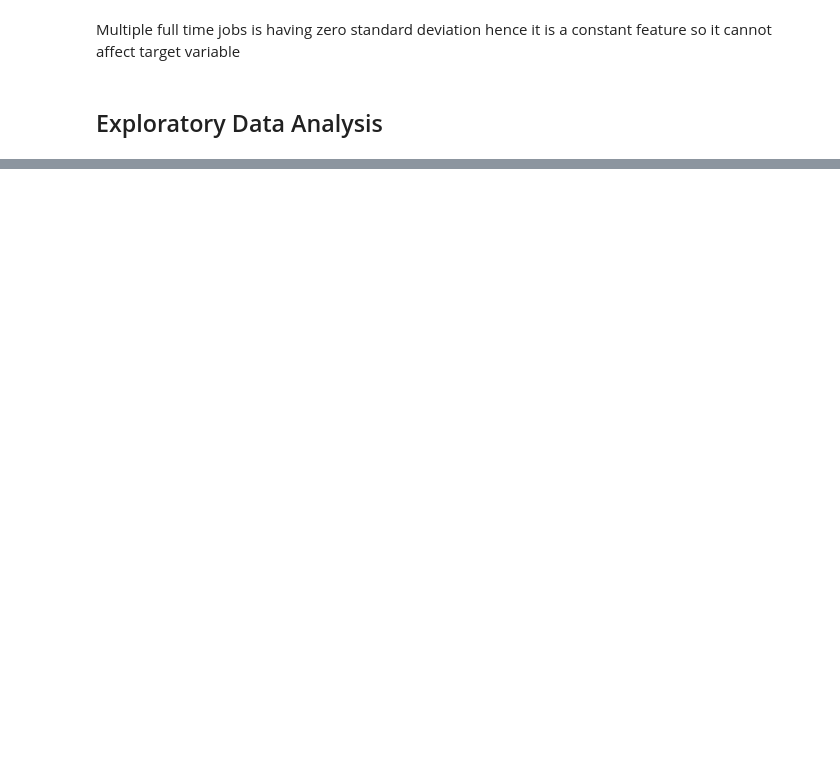
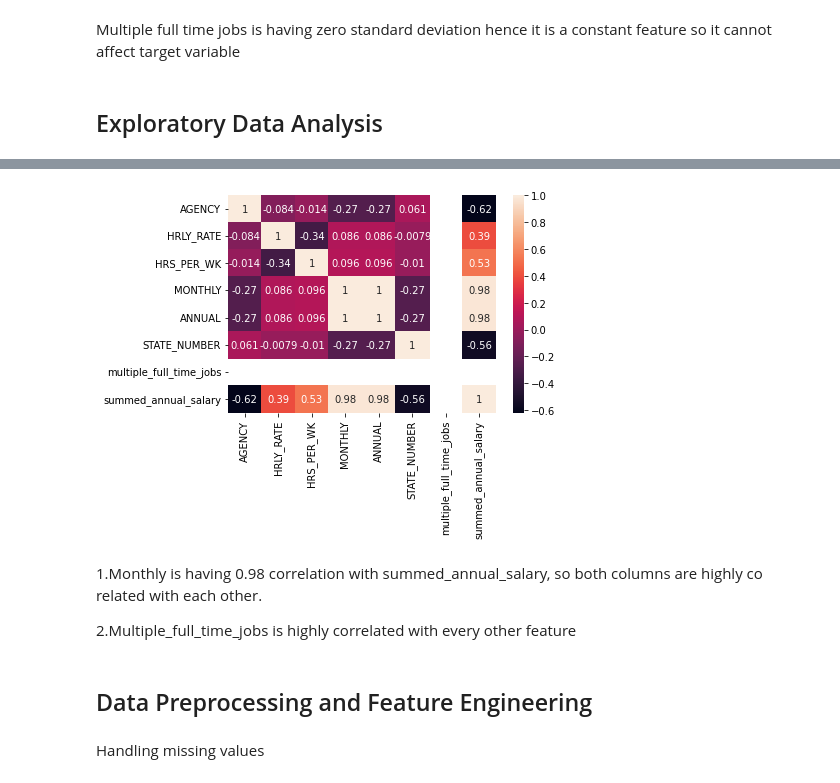
Before and after one commit to manju70/Texas-salary-prediction, a Jupyter notebook: Texas_salary.ipynb, the cells around one changed output, grey strips where cells are left out. Saved outputs shown, nothing was run; the diff lists cells and outputs as text; code cells hidden in the pictures; blank space fills up the shorter version.

```diff
--- a/Texas_salary.ipynb
+++ b/Texas_salary.ipynb
@@ -202,0 +340,14 @@ Multiple full time jobs is having zero standard deviation hence it is a constant
+# %%
+# MULTIVARIATE ANALYSIS
+sns.heatmap(data=data.corr(),annot=True)
+plt.show()
+# %% [output]
+[figure, added]
+# %% [markdown]
+1.Monthly is having 0.98 correlation with summed_annual_salary, so both columns are highly co related with each other.
+
+2.Multiple_full_time_jobs is highly correlated with every other feature
+# %% [markdown]
+## Data Preprocessing and Feature Engineering
+# %% [markdown]
+Handling missing values
```
Also changed, not shown: parts of 52 cells of this notebook.
